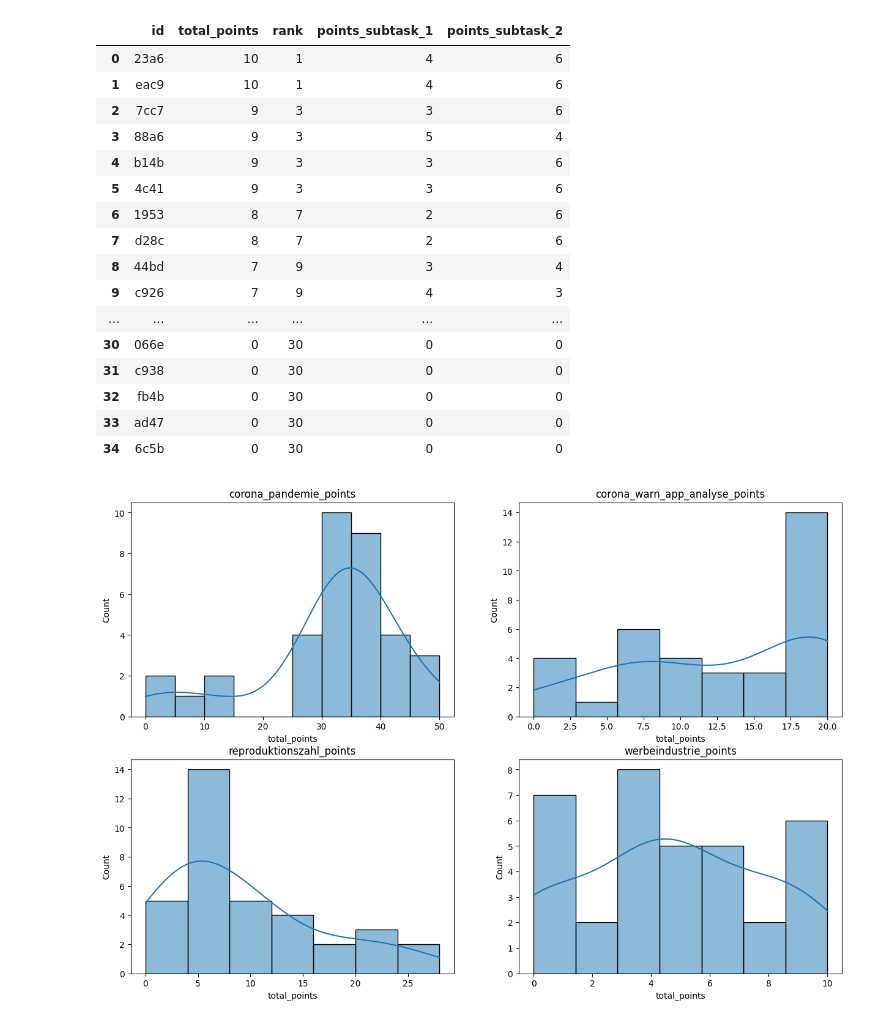
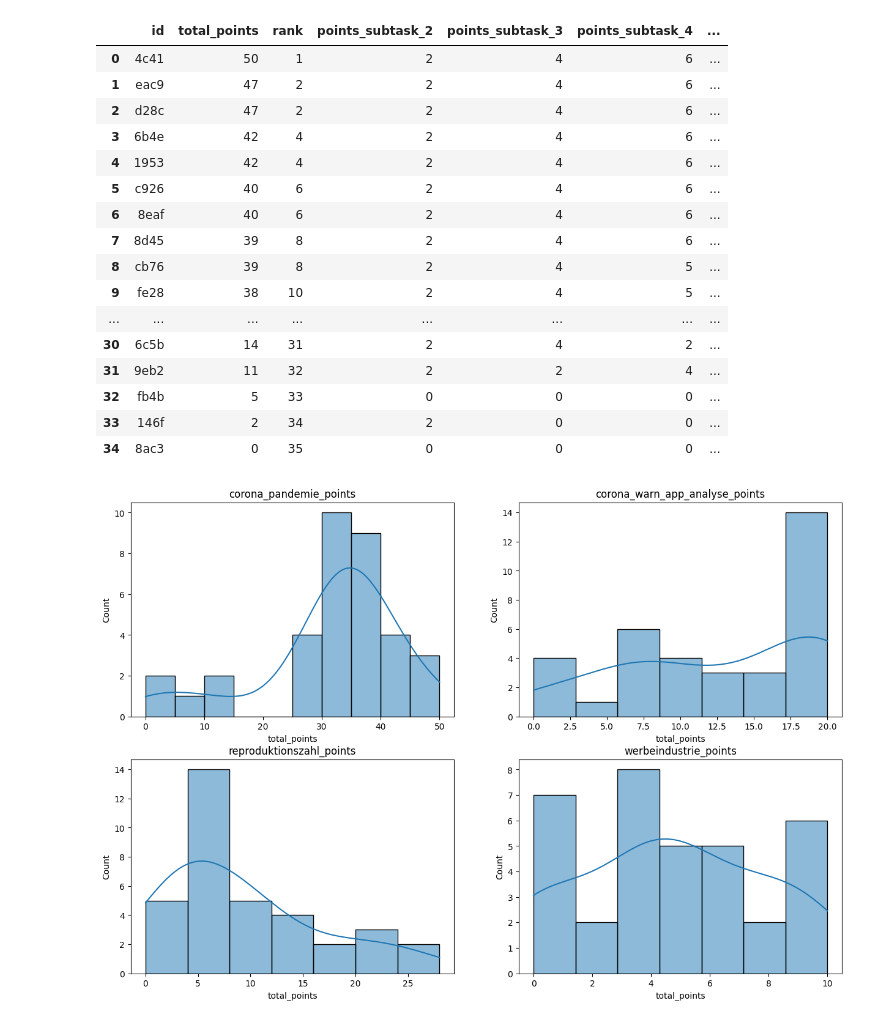
Before and after one commit to cortex359/matse-aachen.seminararbeit, a Jupyter notebook: overview.ipynb, the cells around one changed output. Drawn from its saved outputs; the diff is of its cells as text; code cells hidden in the pictures.

```diff
--- a/overview.ipynb
+++ b/overview.ipynb
@@ -17,25 +17,25 @@ dfs = {
     "werbeindustrie_points": werbeindustrie_points
 }
 # %%
-werbeindustrie_points
+corona_pandemie_points
 # %% [output]
-|  | id | total_points | rank | points_subtask_1 | points_subtask_2 |
-| 0 | 23a6 | 10 | 1 | 4 | 6 |
-| 1 | eac9 | 10 | 1 | 4 | 6 |
-| 2 | 7cc7 | 9 | 3 | 3 | 6 |
-| 3 | 88a6 | 9 | 3 | 5 | 4 |
-| 4 | b14b | 9 | 3 | 3 | 6 |
-| 5 | 4c41 | 9 | 3 | 3 | 6 |
-| 6 | 1953 | 8 | 7 | 2 | 6 |
-| 7 | d28c | 8 | 7 | 2 | 6 |
-| 8 | 44bd | 7 | 9 | 3 | 4 |
-| 9 | c926 | 7 | 9 | 4 | 3 |
-| ... | ... | ... | ... | ... | ... |
-| 30 | 066e | 0 | 30 | 0 | 0 |
-| 31 | c938 | 0 | 30 | 0 | 0 |
-| 32 | fb4b | 0 | 30 | 0 | 0 |
-| 33 | ad47 | 0 | 30 | 0 | 0 |
-| 34 | 6c5b | 0 | 30 | 0 | 0 |
+|  | id | total_points | rank | points_subtask_2 | points_subtask_3 | points_subtask_4 | ... |
+| 0 | 4c41 | 50 | 1 | 2 | 4 | 6 | ... |
+| 1 | eac9 | 47 | 2 | 2 | 4 | 6 | ... |
+| 2 | d28c | 47 | 2 | 2 | 4 | 6 | ... |
+| 3 | 6b4e | 42 | 4 | 2 | 4 | 6 | ... |
+| 4 | 1953 | 42 | 4 | 2 | 4 | 6 | ... |
+| 5 | c926 | 40 | 6 | 2 | 4 | 6 | ... |
+| 6 | 8eaf | 40 | 6 | 2 | 4 | 6 | ... |
+| 7 | 8d45 | 39 | 8 | 2 | 4 | 6 | ... |
+| 8 | cb76 | 39 | 8 | 2 | 4 | 5 | ... |
+| 9 | fe28 | 38 | 10 | 2 | 4 | 5 | ... |
+| ... | ... | ... | ... | ... | ... | ... | ... |
+| 30 | 6c5b | 14 | 31 | 2 | 4 | 2 | ... |
+| 31 | 9eb2 | 11 | 32 | 2 | 2 | 4 | ... |
+| 32 | fb4b | 5 | 33 | 0 | 0 | 0 | ... |
+| 33 | 146f | 2 | 34 | 2 | 0 | 0 | ... |
+| 34 | 8ac3 | 0 | 35 | 0 | 0 | 0 | ... |
 # %%
 fig, axes = plt.subplots(2, 2, figsize=(15, 10))
 
```
Also changed, not shown: 7 other files.
